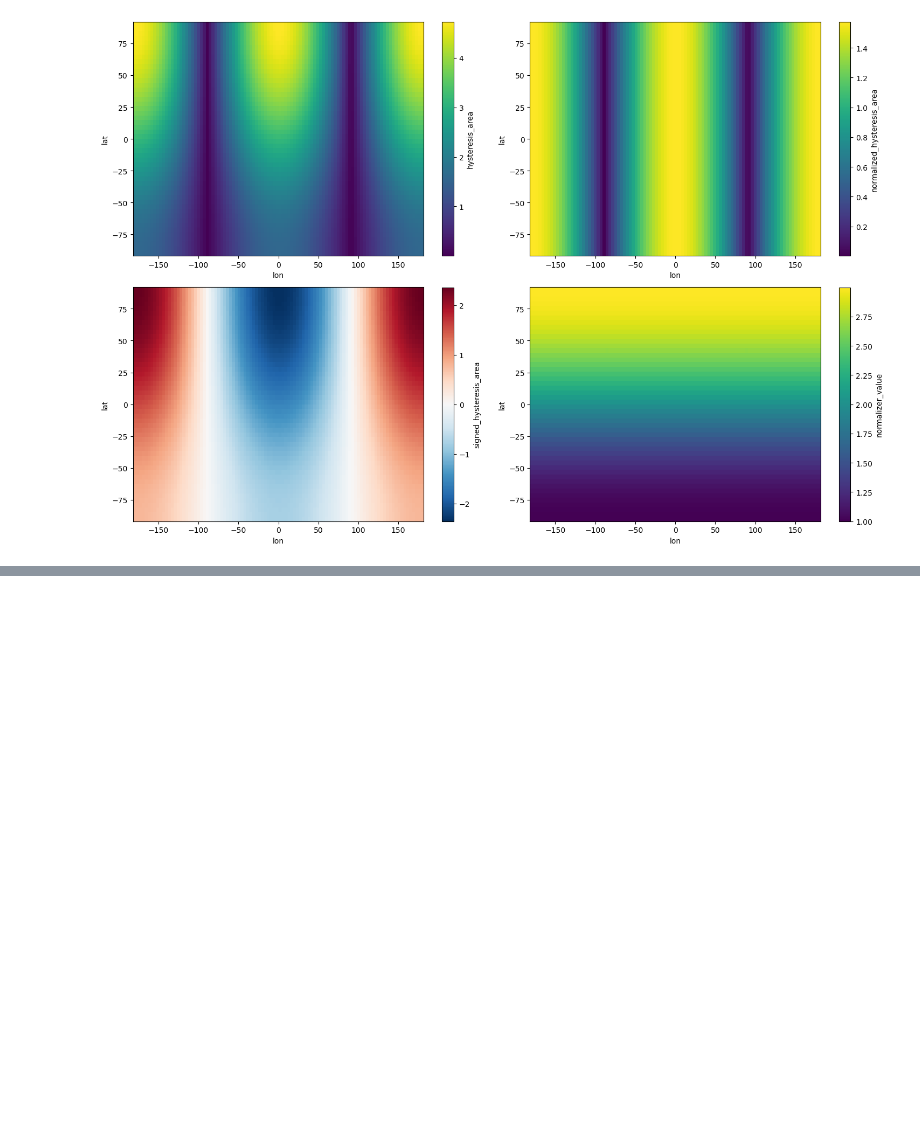
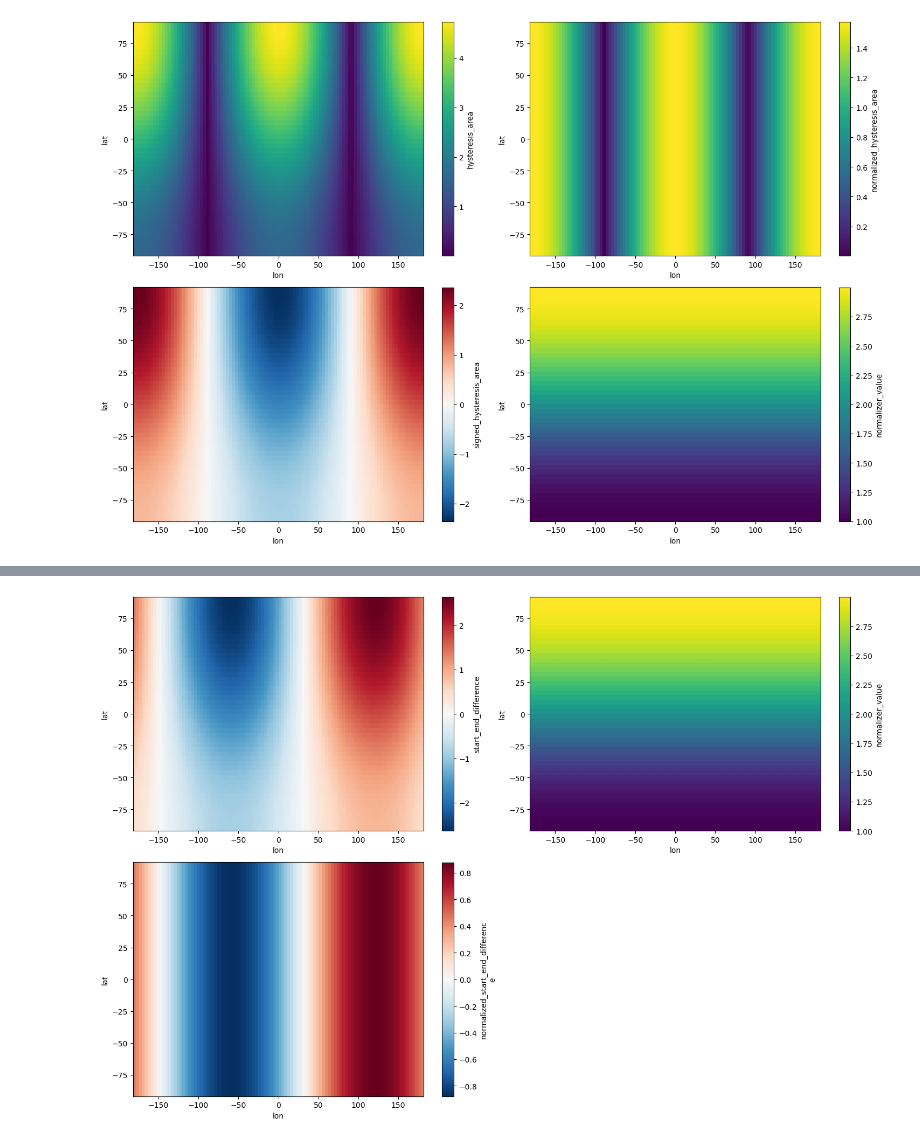
Before and after one commit to eikekoehn/hysteresis, a Jupyter notebook: demo_3d.ipynb, the cells around one changed output, grey strips where cells are left out. Cells and saved outputs as stored; diff of their text form; code cells hidden in the pictures; blank space fills up the shorter version.

```diff
--- a/demo_3d.ipynb
+++ b/demo_3d.ipynb
@@ -98,0 +180,13 @@ plt.show()
+# %%
+normalizer = 'min_max_diff_full_cycle'
+ds = lm.calc_loop_gap_3D(ref_axis, da, nsteps=1000, n_ave=10, normalizer=normalizer)
+# %%
+fig,ax = plt.subplots(2,2,figsize=(15,10))
+ds.start_end_difference.plot(ax=ax[0,0])
+ds.normalized_start_end_difference.plot(ax=ax[1,0])
+ds.normalizer_value.plot(ax=ax[0,1])
+ax[1,1].set_visible(False)
+plt.tight_layout()
+plt.show()
+# %% [output]
+[figure, added]
```
Also changed, not shown: parts of 8 cells of this notebook, 3 other files.
